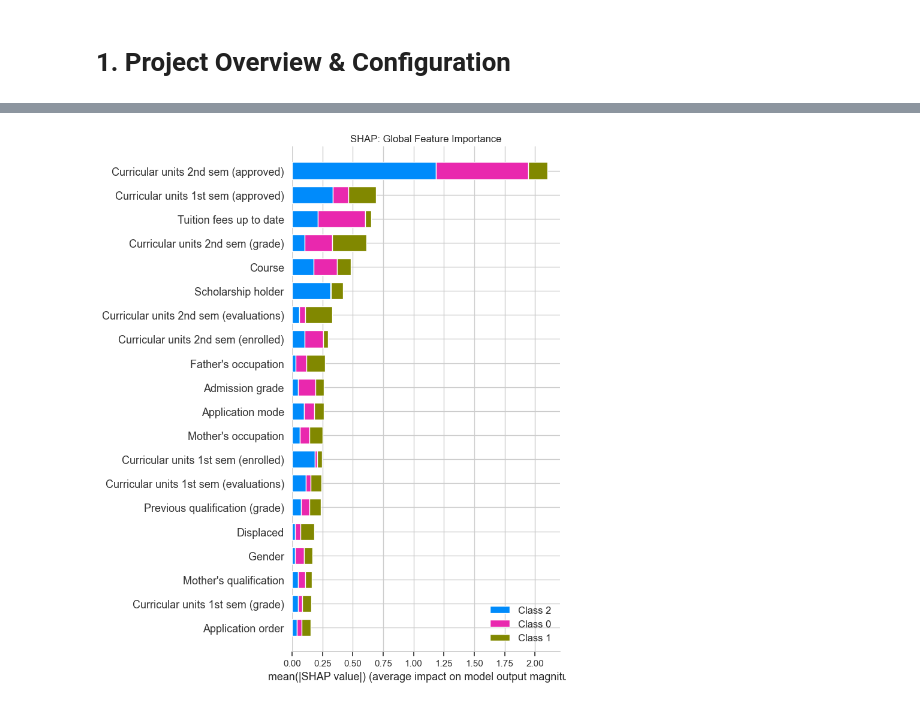
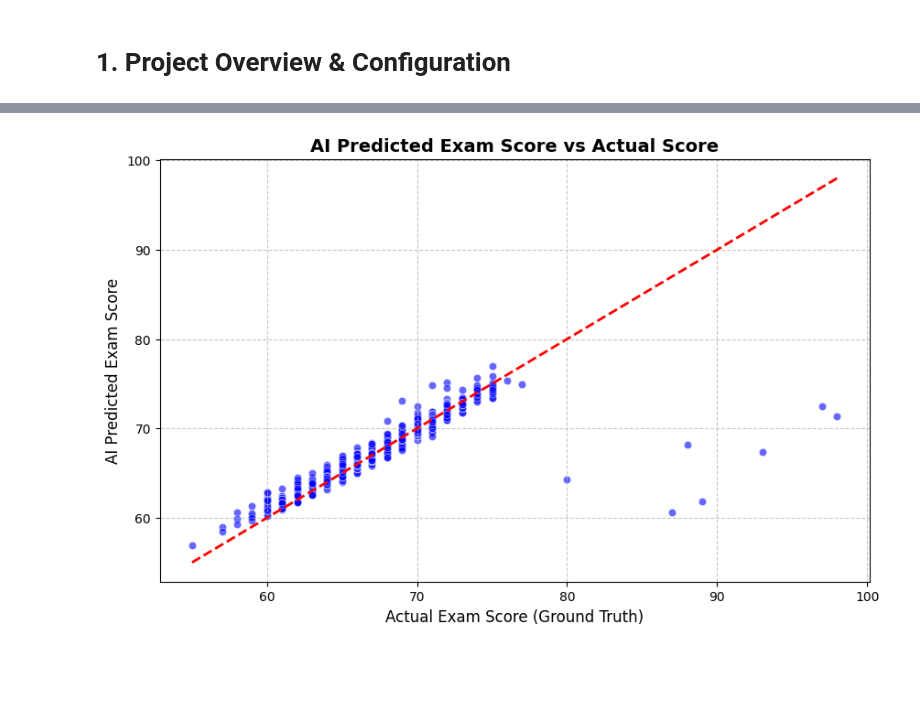
Before and after one commit to DozenBro/Project_IntroAI_20252_group21, a Jupyter notebook: notebooks/Dropout_Prediction_Pipeline.ipynb, the cells around one changed output, grey strips where cells are left out. Cells and saved outputs as stored; diff of their text form; code cells hidden in the pictures; blank space fills up the shorter version.

```diff
--- a/notebooks/Dropout_Prediction_Pipeline.ipynb
+++ b/notebooks/Dropout_Prediction_Pipeline.ipynb
@@ -160,66 +120,24 @@ Prediction Layer (Stage 1) complete!
 # %%
-print("Starting XAI Layer (Stage 3): Model Explainability with SHAP & LIME...")
+# 1. Tính toán các chỉ số sai số
+mae = mean_absolute_error(y_test, y_pred)
+rmse = np.sqrt(mean_squared_error(y_test, y_pred))
+r2 = r2_score(y_test, y_pred)
 
-# ==========================================
-# 1. SHAP - Global Feature Importance
-# ==========================================
-print("\nCalculating SHAP values (This may take 1-2 minutes)...")
-explainer_shap = shap.TreeExplainer(xgb_model)
-shap_values = explainer_shap.shap_values(X_test_final)
+print("="*40)
+print(" ENSEMBLE REGRESSION RESULTS ")
+print("="*40)
+print(f"MAE (Mean Absolute Error): {mae:.2f} points")
+print(f"RMSE (Root Mean Squared Error): {rmse:.2f} points")
+print(f"R2 Score: {r2:.4f}")
+print("="*40)
 
+# 2. Vẽ biểu đồ phân tán (Actual vs Predicted)
 plt.figure(figsize=(10, 6))
-# Handle multi-class SHAP values correctly (SHAP returns a list of arrays for multi-class)
-shap.summary_plot(shap_values, X_test_final, plot_type="bar", show=False)
-plt.title("SHAP: Global Feature Importance")
-plt.tight_layout()
+sns.scatterplot(x=y_test, y=y_pred, alpha=0.6, color='blue')
+plt.plot([y_test.min(), y_test.max()], [y_test.min(), y_test.max()], 'r--', lw=2) # Đường chéo chuẩn mực
+plt.title("AI Predicted Exam Score vs Actual Score", fontsize=14, fontweight='bold')
+plt.xlabel("Actual Exam Score (Ground Truth)", fontsize=12)
+plt.ylabel("AI Predicted Exam Score", fontsize=12)
+plt.grid(True, linestyle='--', alpha=0.7)
 plt.show()
-
-# ==========================================
-# 2. LIME - Local Explanation for a Specific Student
-# ==========================================
-# [FIX BUG] Define wrapper function explicitly at the top level
-def xgb_predict_proba_wrapper(data_array):
-    """Bridge function: Converts LIME's numpy arrays back to DataFrames with strict column names for XGBoost."""
-    df = pd.DataFrame(data_array, columns=X_train_final.columns)
-    return xgb_model.predict_proba(df)
-
-# Identify students predicted as 'Dropout' (Class index 0)
-dropout_class_index = target_names.index("Dropout") if "Dropout" in target_names else 0
-dropout_indices = [i for i, pred in enumerate(y_pred_xgb) if pred == dropout_class_index]
-
-if len(dropout_indices) == 0:
-    print("No students predicted as Dropout in the test set.")
-else:
-    sample_idx = dropout_indices[0]
-    print(f"\n[LIME] Analyzing root causes for Dropout risk at index: {sample_idx}")
-
-    # Extract Ground Truth safely
-    actual_label = target_names[y_test[sample_idx]]
-    print(f"Ground Truth: {actual_label}")
-    print(f"AI Prediction: {target_names[y_pred_xgb[sample_idx]]}")
-
-    # Initialize LIME Explainer
-    explainer_lime = lime.lime_tabular.LimeTabularExplainer(
-        training_data=X_train_final.values,
-        feature_names=X_train_final.columns.tolist(),
-        class_names=target_names,
-        mode='classification',
-        random_state=config['preprocessing']['random_state']
-    )
-
-    # Generate explanation
-    exp = explainer_lime.explain_instance(
-        data_row=X_test_final.iloc[sample_idx].values,
-        predict_fn=xgb_predict_proba_wrapper,
-        num_features=5
-    )
-
-    try:
-        exp.show_in_notebook(show_table=True)
-    except Exception:
-        print("\nLIME Explanation Results (Text format):")
-        for factor in exp.as_list():
-            print(f"- {factor[0]}: {factor[1]:.4f}")
-
-print("\nXAI Layer complete! Extracted insights are ready for LLM generation.")
 # %% [output]
@@ -229 +151 @@ Calculating SHAP values (This may take 1-2 minutes)...
-[figure, old version]
+[figure, new version]
```
Also changed, not shown: parts of 9 cells of this notebook, 25 other files.
